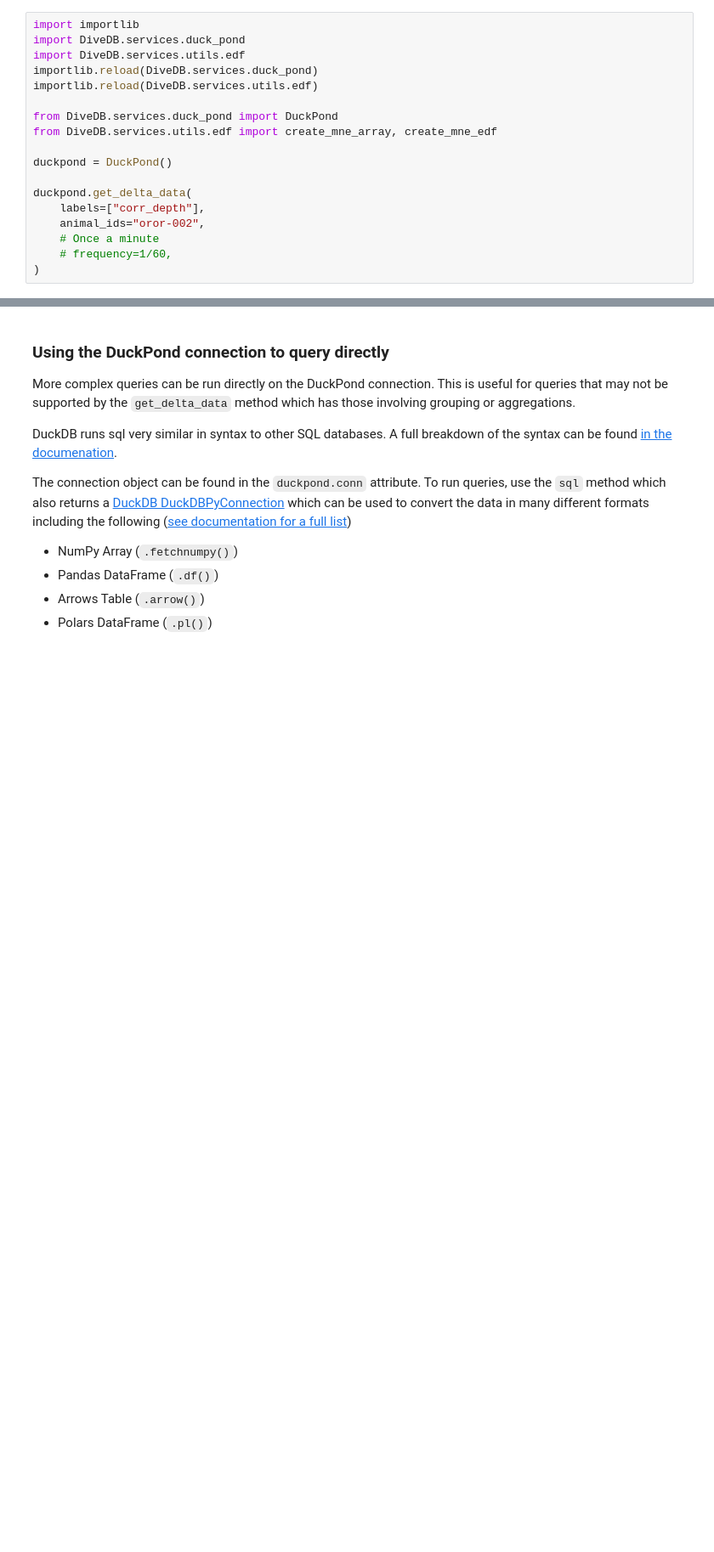
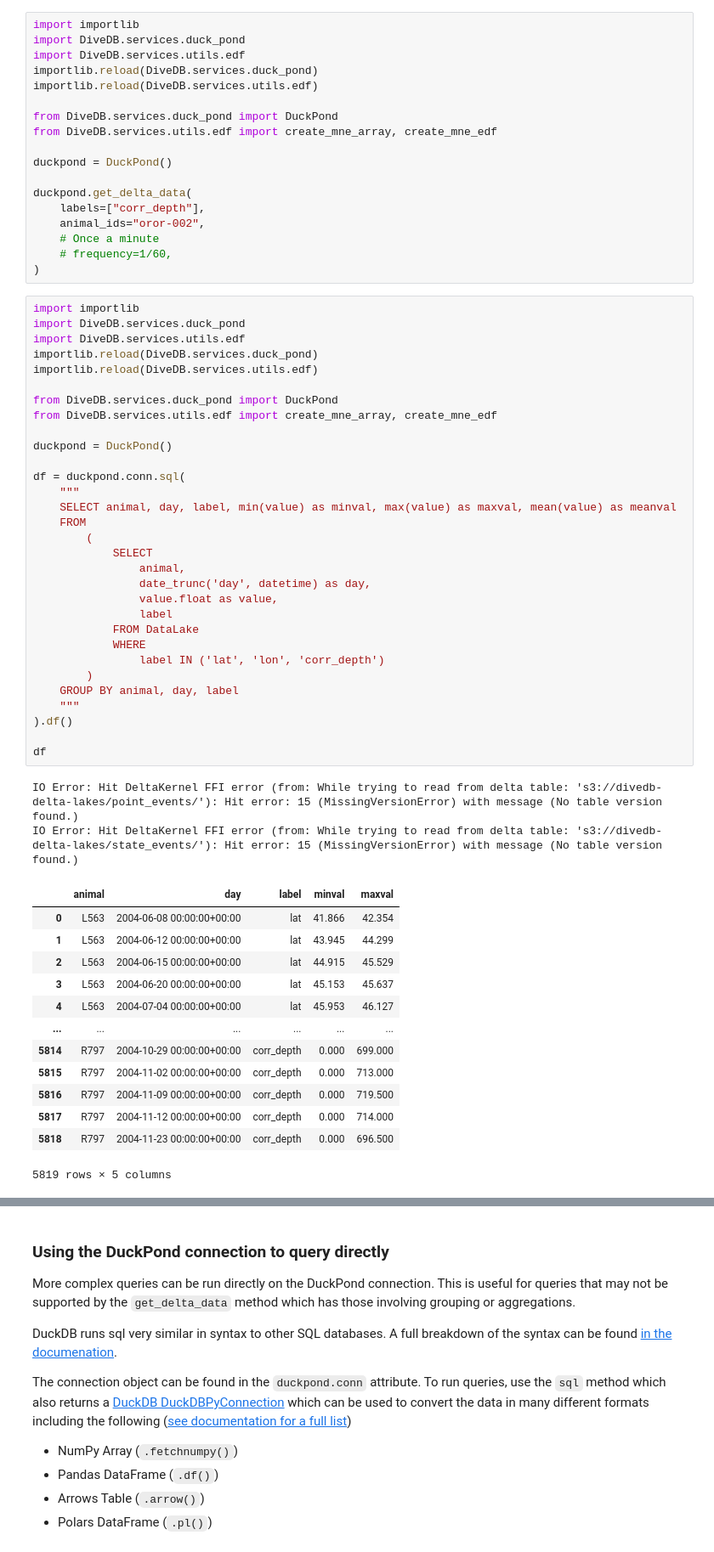
Before and after one commit to ecophysviz-lab/DiveDB, a Jupyter notebook: data_querying_documentation.ipynb, the cells around one changed output, grey strips where cells are left out. Shown at 85% size. Drawn from its saved outputs; the diff is of its cells as text; blank space fills up the shorter version.

```diff
--- a/data_querying_documentation.ipynb
+++ b/data_querying_documentation.ipynb
@@ -120,3 +140,50 @@ duckpond.get_delta_data(
     # Once a minute
     # frequency=1/60,
 )
+# %%
+import importlib
+import DiveDB.services.duck_pond
+import DiveDB.services.utils.edf
+importlib.reload(DiveDB.services.duck_pond)
+importlib.reload(DiveDB.services.utils.edf)
+
+from DiveDB.services.duck_pond import DuckPond
+from DiveDB.services.utils.edf import create_mne_array, create_mne_edf
+
+duckpond = DuckPond()
+
+df = duckpond.conn.sql(
+    """
+    SELECT animal, day, label, min(value) as minval, max(value) as maxval, mean(value) as meanval
+    FROM
+        (
+            SELECT
+                animal,
+                date_trunc('day', datetime) as day,
+                value.float as value,
+                label
+            FROM DataLake
+            WHERE
+                label IN ('lat', 'lon', 'corr_depth')
+        )
+    GROUP BY animal, day, label
+    """
+).df()
+
+df
+# %% [output]
+IO Error: Hit DeltaKernel FFI error (from: While trying to read from delta table: 's3://divedb-delta-lakes/point_events/'): Hit error: 15 (MissingVersionError) with message (No table version found.)
+IO Error: Hit DeltaKernel FFI error (from: While trying to read from delta table: 's3://divedb-delta-lakes/state_events/'): Hit error: 15 (MissingVersionError) with message (No table version found.)
+|  | animal | day | label | minval | maxval |
+| 0 | L563 | 2004-06-08 00:00:00+00:00 | lat | 41.866 | 42.354 |
+| 1 | L563 | 2004-06-12 00:00:00+00:00 | lat | 43.945 | 44.299 |
+| 2 | L563 | 2004-06-15 00:00:00+00:00 | lat | 44.915 | 45.529 |
+| 3 | L563 | 2004-06-20 00:00:00+00:00 | lat | 45.153 | 45.637 |
+| 4 | L563 | 2004-07-04 00:00:00+00:00 | lat | 45.953 | 46.127 |
+| ... | ... | ... | ... | ... | ... |
+| 5814 | R797 | 2004-10-29 00:00:00+00:00 | corr_depth | 0.000 | 699.000 |
+| 5815 | R797 | 2004-11-02 00:00:00+00:00 | corr_depth | 0.000 | 713.000 |
+| 5816 | R797 | 2004-11-09 00:00:00+00:00 | corr_depth | 0.000 | 719.500 |
+| 5817 | R797 | 2004-11-12 00:00:00+00:00 | corr_depth | 0.000 | 714.000 |
+| 5818 | R797 | 2004-11-23 00:00:00+00:00 | corr_depth | 0.000 | 696.500 |
+5819 rows × 5 columns
```
Also changed, not shown: parts of 4 cells of this notebook, 2 other files.
